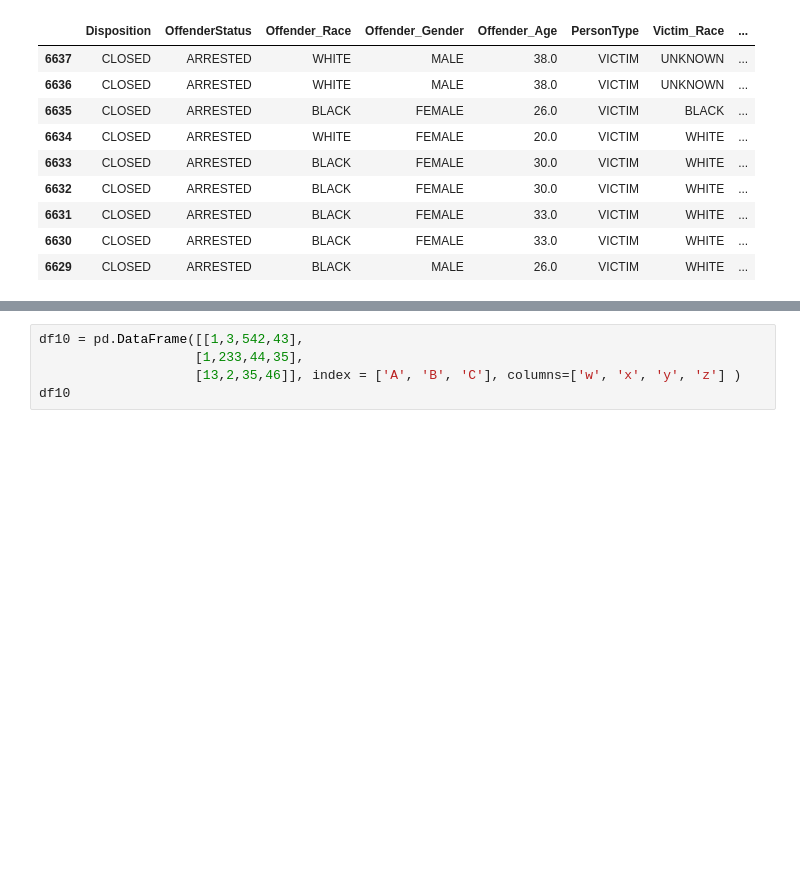
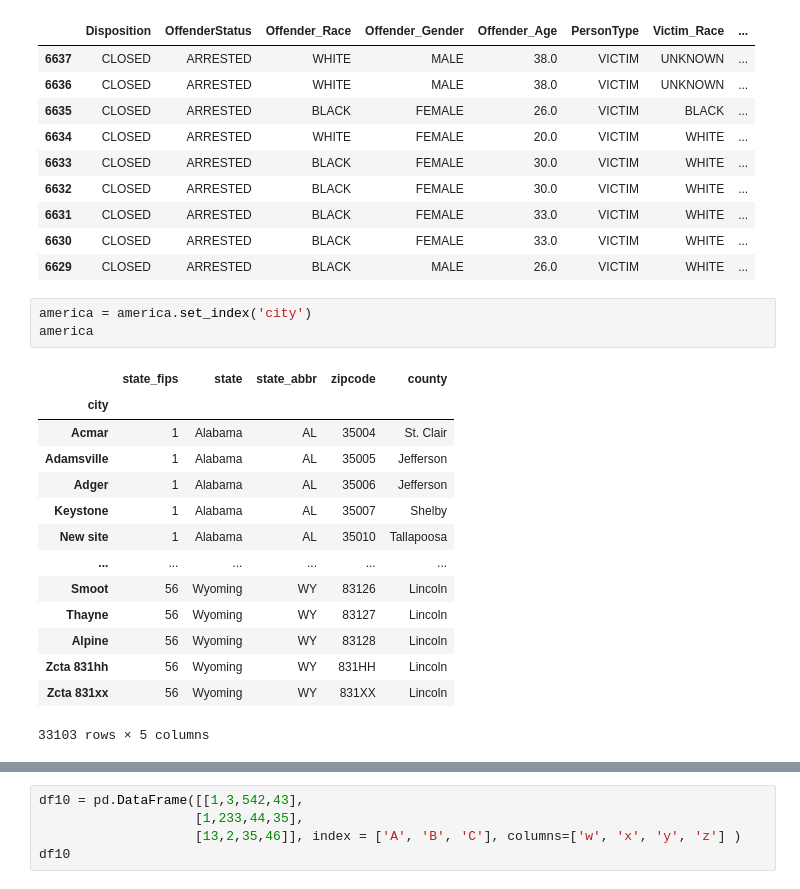
Before and after one commit to Anuragpathak08/Data-analysis-m3, a Jupyter notebook: tut02_pandas/tut004.ipynb, the cells around one changed output, grey strips where cells are left out. Cells and saved outputs as stored; diff of their text form; blank space fills up the shorter version.

Commit message:
Update execution counts and restructure DataFrame examples in pandas tutorial notebook

```diff
--- a/tut02_pandas/tut004.ipynb
+++ b/tut02_pandas/tut004.ipynb
@@ -125,3 +125,21 @@ crime_data[-1:-10:-1]
 | 6631 | CLOSED | ARRESTED | BLACK | FEMALE | 33.0 | VICTIM | WHITE | ... |
 | 6630 | CLOSED | ARRESTED | BLACK | FEMALE | 33.0 | VICTIM | WHITE | ... |
 | 6629 | CLOSED | ARRESTED | BLACK | MALE | 26.0 | VICTIM | WHITE | ... |
+# %%
+america = america.set_index('city')
+america
+# %% [output]
+|  | state_fips | state | state_abbr | zipcode | county |
+| city |  |  |  |  |  |
+| Acmar | 1 | Alabama | AL | 35004 | St. Clair |
+| Adamsville | 1 | Alabama | AL | 35005 | Jefferson |
+| Adger | 1 | Alabama | AL | 35006 | Jefferson |
+| Keystone | 1 | Alabama | AL | 35007 | Shelby |
+| New site | 1 | Alabama | AL | 35010 | Tallapoosa |
+| ... | ... | ... | ... | ... | ... |
+| Smoot | 56 | Wyoming | WY | 83126 | Lincoln |
+| Thayne | 56 | Wyoming | WY | 83127 | Lincoln |
+| Alpine | 56 | Wyoming | WY | 83128 | Lincoln |
+| Zcta 831hh | 56 | Wyoming | WY | 831HH | Lincoln |
+| Zcta 831xx | 56 | Wyoming | WY | 831XX | Lincoln |
+33103 rows × 5 columns
```
Also changed, not shown: parts of 17 cells of this notebook.
